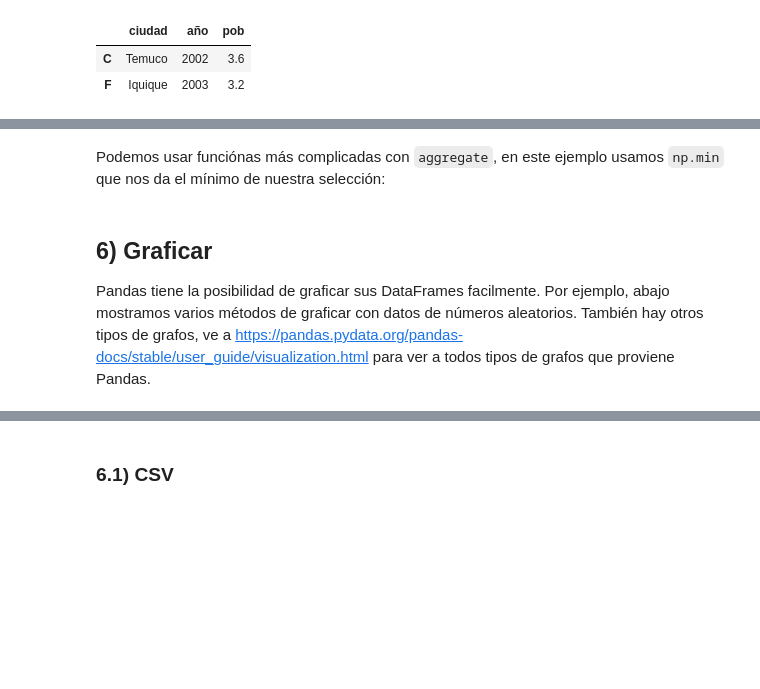
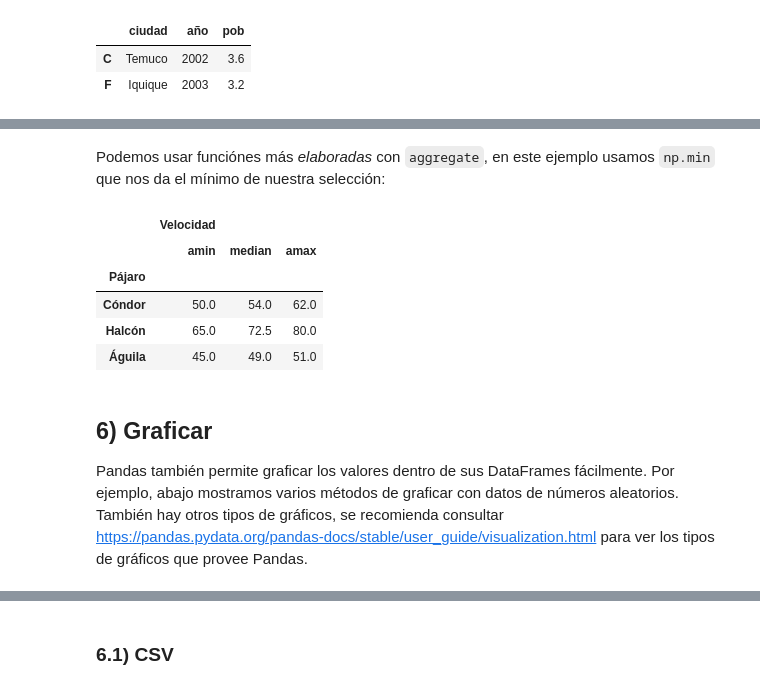
Before and after one commit to GAMES-UChile/Curso-BancoEstado, a Jupyter notebook: modulo3/modulo3.ipynb, the cells around one changed output, grey strips where cells are left out. Cells and saved outputs as stored; diff of their text form; code cells hidden in the pictures; blank space fills up the shorter version.

```diff
--- a/modulo3/modulo3.ipynb
+++ b/modulo3/modulo3.ipynb
@@ -605,11 +628,18 @@ df.groupby('Pájaro').mean()
 # %% [markdown]
-Podemos usar funciónas más complicadas con `aggregate`, en este ejemplo usamos `np.min` que nos da el mínimo de nuestra selección:
+Podemos usar funciónes más _elaboradas_ con `aggregate`, en este ejemplo usamos `np.min` que nos da el mínimo de nuestra selección:
 # %%
 import numpy as np
-df.groupby('Pájaro').aggregate(np.min)
+df.groupby('Pájaro').aggregate([np.min, np.median, np.max])
+# %% [output]
+|  | Velocidad |  |  |
+|  | amin | median | amax |
+| Pájaro |  |  |  |
+| Cóndor | 50.0 | 54.0 | 62.0 |
+| Halcón | 65.0 | 72.5 | 80.0 |
+| Águila | 45.0 | 49.0 | 51.0 |
 # %% [markdown]
 ## 6) Graficar
-Pandas tiene la posibilidad de graficar sus DataFrames facilmente. Por ejemplo, abajo mostramos varios métodos de graficar con datos de números aleatorios. También hay otros tipos de grafos, ve a https://pandas.pydata.org/pandas-docs/stable/user_guide/visualization.html para ver a todos tipos de grafos que proviene Pandas.
+Pandas también permite graficar los valores dentro de sus DataFrames fácilmente. Por ejemplo, abajo mostramos varios métodos de graficar con datos de números aleatorios. También hay otros tipos de gráficos, se recomienda consultar https://pandas.pydata.org/pandas-docs/stable/user_guide/visualization.html para ver los tipos de gráficos que provee Pandas.
 # %%
 import numpy as np
 datos = np.random.randn(1000, 4)
```
Also changed, not shown: parts of 19 cells of this notebook, 2 other files.
